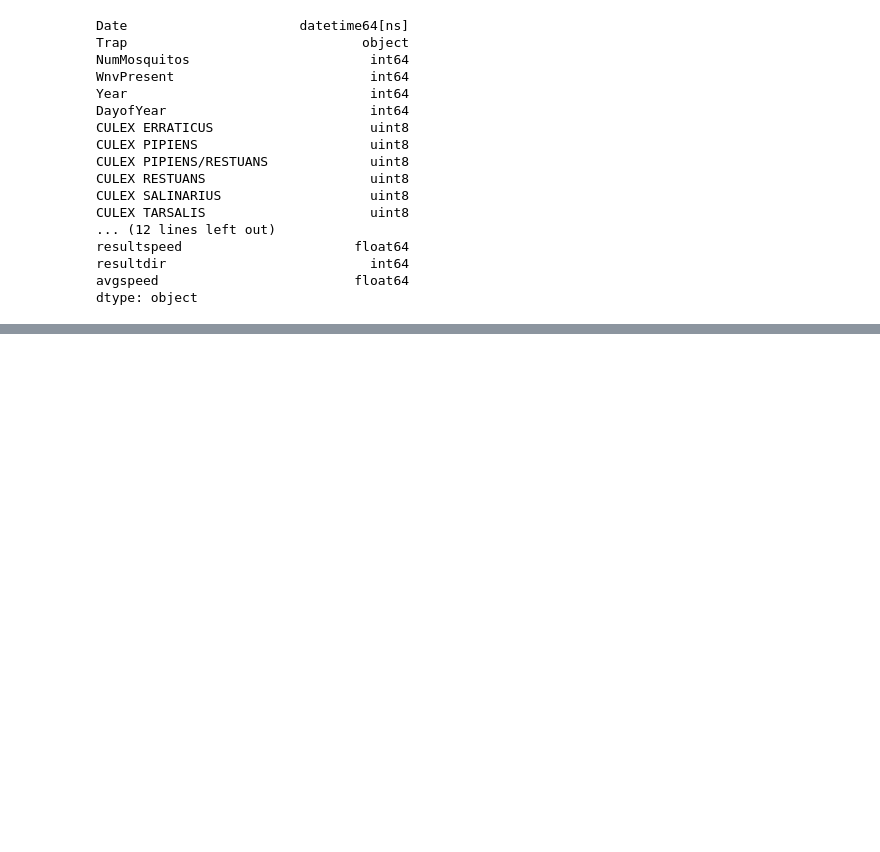
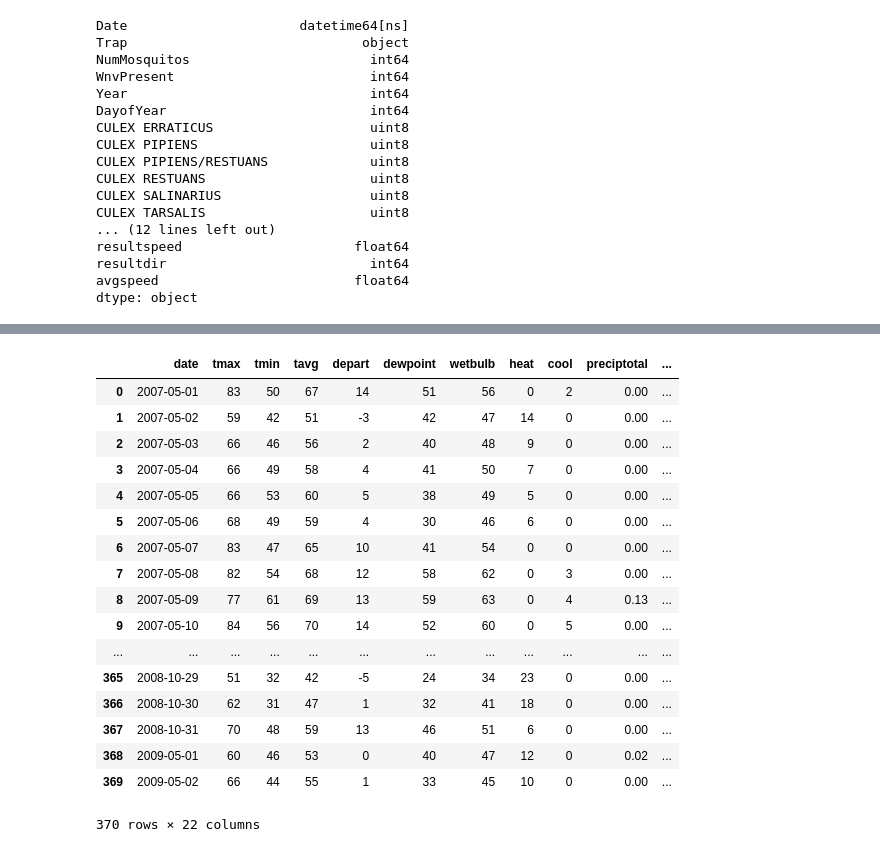
Before and after one commit to aakashtandel/Dream-Team-DSI-5, a Jupyter notebook: Project 4_Dream_Team.ipynb, the cells around one changed output, grey strips where cells are left out. Cells and saved outputs as stored; diff of their text form; code cells hidden in the pictures; blank space fills up the shorter version.

```diff
--- a/Project 4_Dream_Team.ipynb
+++ b/Project 4_Dream_Team.ipynb
@@ -949,0 +963,6 @@ train_weather.to_csv('train_weather.csv',index=False)
+# %%
+# create new features, total cooling days in last 7 days, last 30 minus 7 days,
+# and last 90 minus 30 days
+
+# add a year column to help be sure not crossing year boundaries since data only 6 months / yr
+weather_stn2['year']= weather_stn2.date.dt.year
@@ -949,0 +1039,57 @@ train_weather.to_csv('train_weather.csv',index=False)
+# %%
+# Add feature for last 30 days precipitation.   Later will subtract last 7 days from it.
+# initialize the column for total precipitation in last 30 days
+weather_stn2['preciplast30'] = weather_stn2['preciptotal']
+col_index = weather_stn2.columns.get_loc('preciplast30')    # get column index corresponding to column name
+
+# loop through all the rows of the condensed weather data frame
+
+for i in range(len(weather_stn2)):
+    preciplast30 = 0      #initialize value to current day
+    for j in range(0,30):       # add the last 30 days' values
+        preciplast30 += pull_val(weather_stn2,'preciptotal',i,j)
+         # add the value to the dataframe
+        weather_stn2.set_value(i,col_index,preciplast30,takeable=True )   #takeable = True uses indices
+# %%
+# Add feature for last 90 days precipitation.   Later will subtract last 30 days from it.
+# initialize the column for total precipitation in last 90 days
+weather_stn2['preciplast90'] = weather_stn2['preciptotal']
+col_index = weather_stn2.columns.get_loc('preciplast90')    # get column index corresponding to column name
+
+# loop through all the rows of the condensed weather data frame
+
+for i in range(len(weather_stn2)):
+    preciplast90 = 0      #initialize value to current day
+    for j in range(0,90):       # add the last 90 days' values
+        preciplast90 += pull_val(weather_stn2,'preciptotal',i,j)
+         # add the value to the dataframe
+        weather_stn2.set_value(i,col_index,preciplast90,takeable=True )   #takeable = True uses indices
+# %%
+# net out the last 7 days from last 30 and last 30 from last 90 for both cooling days and precip
+
+weather_stn2['preciplast90'] = weather_stn2['preciplast90'] - weather_stn2['preciplast30']
+weather_stn2['preciplast30'] = weather_stn2['preciplast30'] - weather_stn2['preciplast7']
+
+weather_stn2['coollast90'] = weather_stn2['coollast90'] - weather_stn2['coollast30']
+weather_stn2['coollast30'] = weather_stn2['coollast30'] - weather_stn2['coollast7']
+# %%
+weather_stn2.head(370)
+# %% [output]
+|  | date | tmax | tmin | tavg | depart | dewpoint | wetbulb | heat | cool | preciptotal | ... |
+| 0 | 2007-05-01 | 83 | 50 | 67 | 14 | 51 | 56 | 0 | 2 | 0.00 | ... |
+| 1 | 2007-05-02 | 59 | 42 | 51 | -3 | 42 | 47 | 14 | 0 | 0.00 | ... |
+| 2 | 2007-05-03 | 66 | 46 | 56 | 2 | 40 | 48 | 9 | 0 | 0.00 | ... |
+| 3 | 2007-05-04 | 66 | 49 | 58 | 4 | 41 | 50 | 7 | 0 | 0.00 | ... |
+| 4 | 2007-05-05 | 66 | 53 | 60 | 5 | 38 | 49 | 5 | 0 | 0.00 | ... |
+| 5 | 2007-05-06 | 68 | 49 | 59 | 4 | 30 | 46 | 6 | 0 | 0.00 | ... |
+| 6 | 2007-05-07 | 83 | 47 | 65 | 10 | 41 | 54 | 0 | 0 | 0.00 | ... |
+| 7 | 2007-05-08 | 82 | 54 | 68 | 12 | 58 | 62 | 0 | 3 | 0.00 | ... |
+| 8 | 2007-05-09 | 77 | 61 | 69 | 13 | 59 | 63 | 0 | 4 | 0.13 | ... |
+| 9 | 2007-05-10 | 84 | 56 | 70 | 14 | 52 | 60 | 0 | 5 | 0.00 | ... |
+| ... | ... | ... | ... | ... | ... | ... | ... | ... | ... | ... | ... |
+| 365 | 2008-10-29 | 51 | 32 | 42 | -5 | 24 | 34 | 23 | 0 | 0.00 | ... |
+| 366 | 2008-10-30 | 62 | 31 | 47 | 1 | 32 | 41 | 18 | 0 | 0.00 | ... |
+| 367 | 2008-10-31 | 70 | 48 | 59 | 13 | 46 | 51 | 6 | 0 | 0.00 | ... |
+| 368 | 2009-05-01 | 60 | 46 | 53 | 0 | 40 | 47 | 12 | 0 | 0.02 | ... |
+| 369 | 2009-05-02 | 66 | 44 | 55 | 1 | 33 | 45 | 10 | 0 | 0.00 | ... |
+370 rows × 22 columns
```
Also changed, not shown: parts of 19 cells of this notebook, 1 other file.
